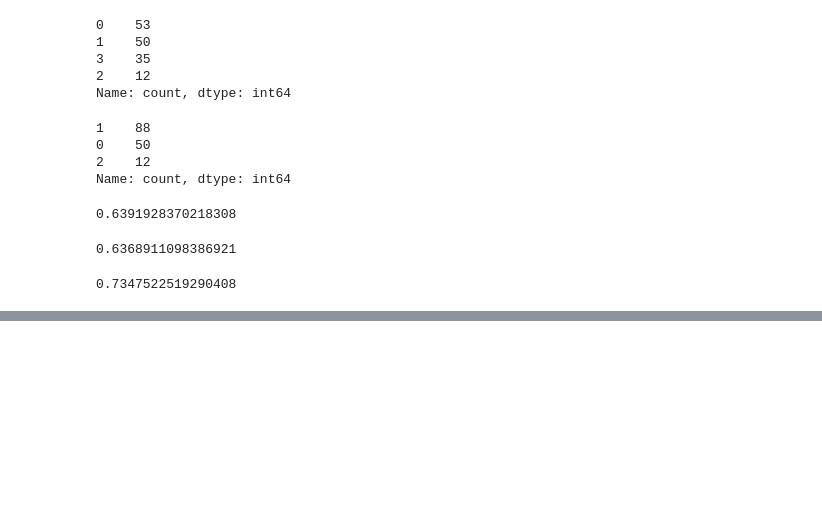
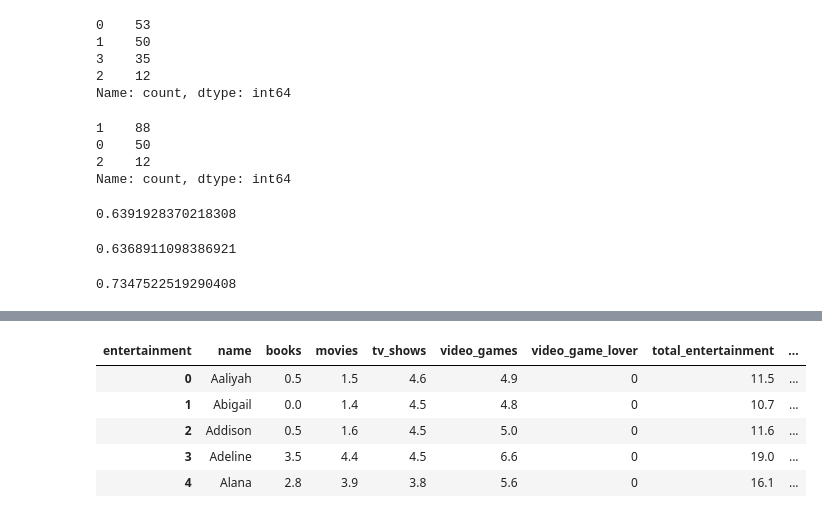
Before and after one commit to Camiloesp/PythonDataScience_UnsupervisedML, a Jupyter notebook: 2_Clustering.ipynb, the cells around one changed output, grey strips where cells are left out. Drawn from its saved outputs; the diff is of its cells as text; code cells hidden in the pictures; blank space fills up the shorter version.

Commit message:
Label Unseen Data

```diff
--- a/2_Clustering.ipynb
+++ b/2_Clustering.ipynb
@@ -1015,0 +1038,6 @@ silhouette_score(data_v2, dbscan_v2.labels_)
+# %%
+# Take a look at the original data set
+ent = pd.read_excel('Data/entertainment.xlsx')
+ent = ent.pivot(index='name', columns='entertainment', values='hours_per_week').reset_index()
+ent = ent.fillna(0)
+ent.head()
@@ -1015,0 +1051,13 @@ silhouette_score(data_v2, dbscan_v2.labels_)
+# %%
+# remember the new fields that we created
+ent['video_game_lover'] = np.where(ent.video_games > 7, 1, 0)
+ent['total_entertainment'] = ent.books + ent.movies + ent.tv_shows + ent.video_games
+ent['pct_screen'] = (ent.movies + ent.tv_shows + ent.video_games) / ent.total_entertainment
+ent.head()
+# %% [output]
+| entertainment | name | books | movies | tv_shows | video_games | video_game_lover | total_entertainment | ... |
+| 0 | Aaliyah | 0.5 | 1.5 | 4.6 | 4.9 | 0 | 11.5 | ... |
+| 1 | Abigail | 0.0 | 1.4 | 4.5 | 4.8 | 0 | 10.7 | ... |
+| 2 | Addison | 0.5 | 1.6 | 4.5 | 5.0 | 0 | 11.6 | ... |
+| 3 | Adeline | 3.5 | 4.4 | 4.5 | 6.6 | 0 | 19.0 | ... |
+| 4 | Alana | 2.8 | 3.9 | 3.8 | 5.6 | 0 | 16.1 | ... |
```
Also changed, not shown: parts of 19 cells of this notebook.
